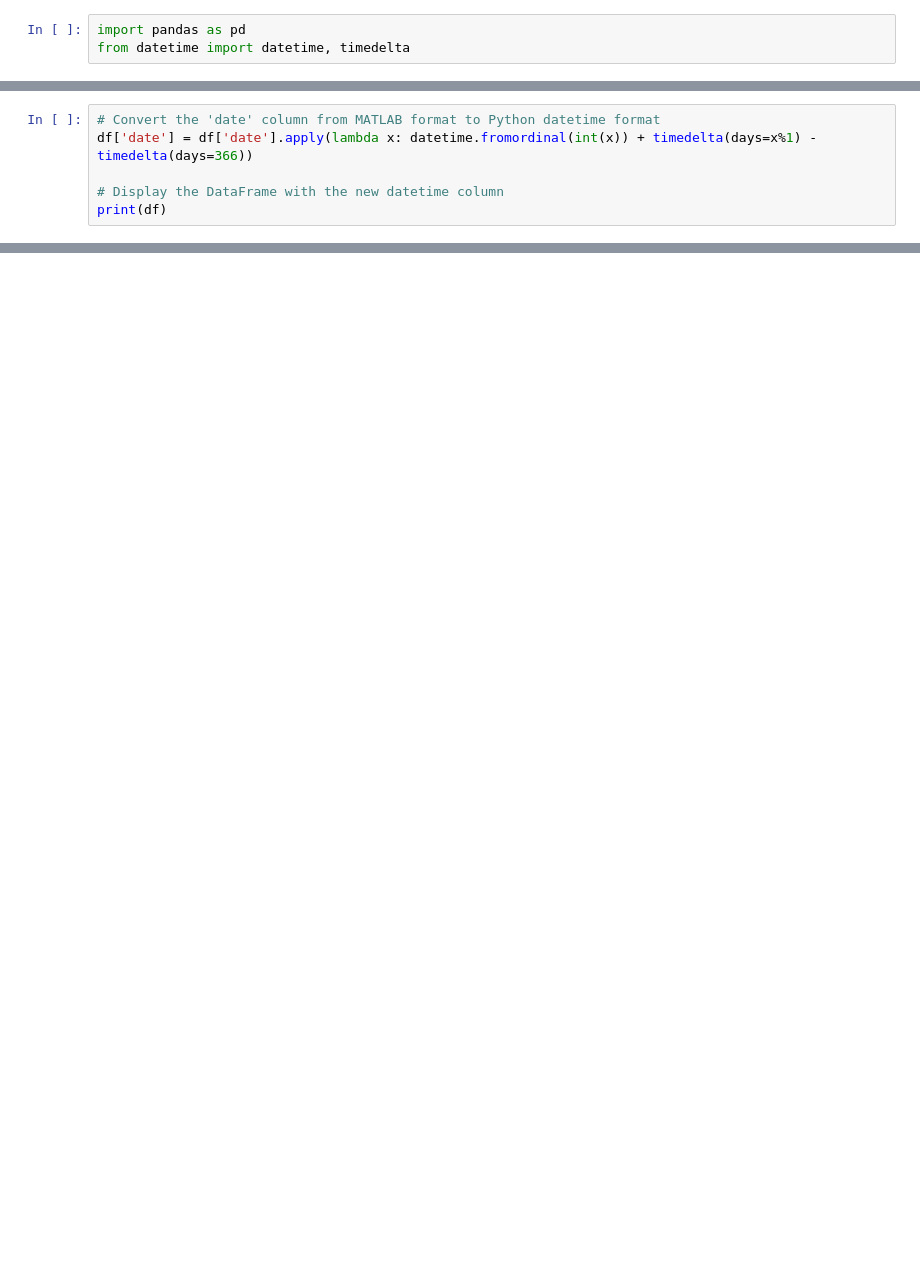
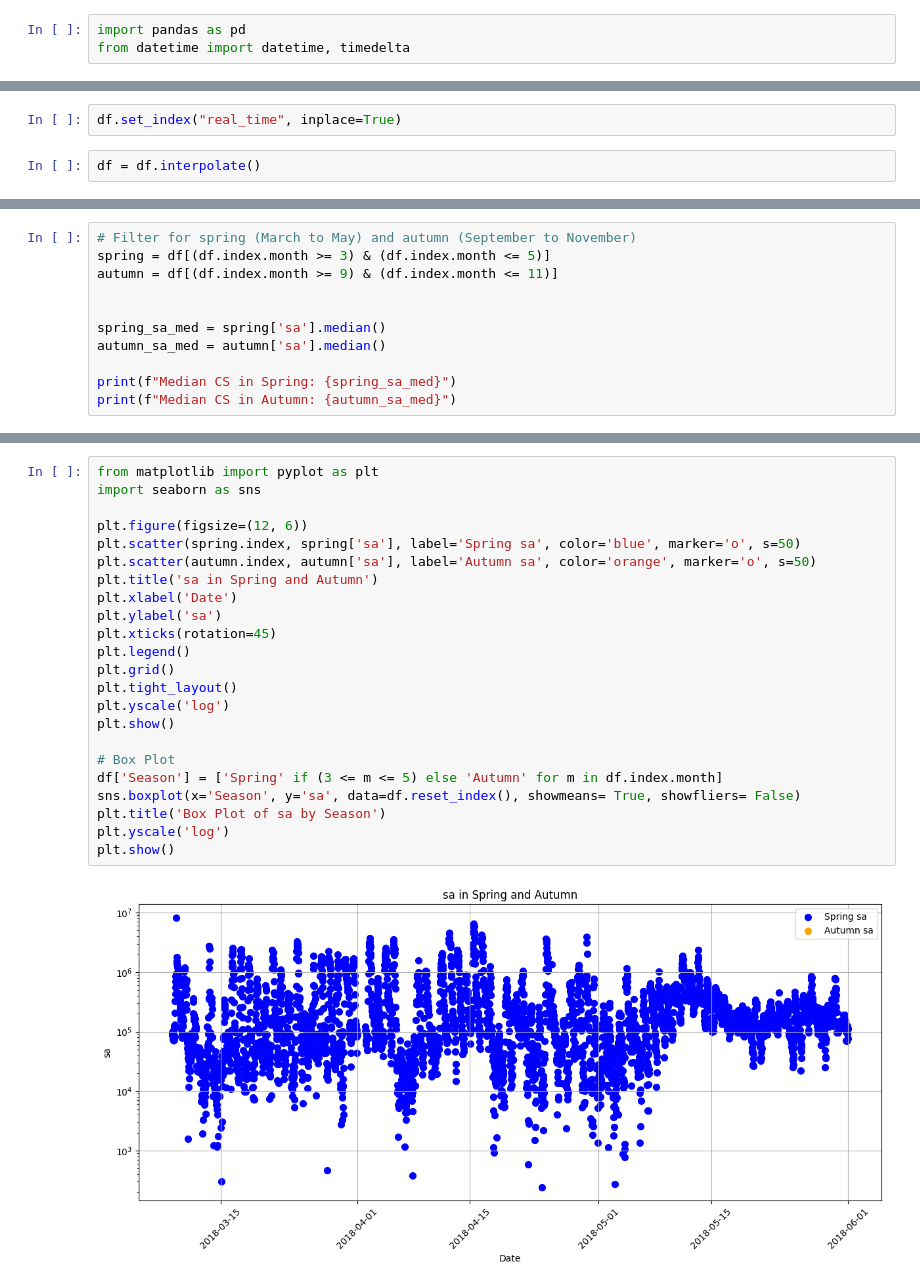
Before and after one commit to airdipu/advance_atm, a Jupyter notebook: data_analysis.ipynb, the cells around one changed output, grey strips where cells are left out. Saved outputs shown, nothing was run; the diff lists cells and outputs as text; blank space fills up the shorter version.

```diff
--- a/data_analysis.ipynb
+++ b/data_analysis.ipynb
@@ -72,6 +71,0 @@ ValueError: invalid literal for int() with base 10: '   7.3458200000000000e+05
-# %%
-# Convert the 'date' column from MATLAB format to Python datetime format
-df['date'] = df['date'].apply(lambda x: datetime.fromordinal(int(x)) + timedelta(days=x%1) - timedelta(days=366))
-
-# Display the DataFrame with the new datetime column
-print(df)
@@ -79,0 +72,4 @@ ValueError: invalid literal for int() with base 10: '   7.3458200000000000e+05
+# %%
+df.set_index("real_time", inplace=True)
+# %%
+df = df.interpolate()
@@ -79,0 +93,11 @@ ValueError: invalid literal for int() with base 10: '   7.3458200000000000e+05
+# %%
+# Filter for spring (March to May) and autumn (September to November)
+spring = df[(df.index.month >= 3) & (df.index.month <= 5)]
+autumn = df[(df.index.month >= 9) & (df.index.month <= 11)]
+
+
+spring_sa_med = spring['sa'].median()
+autumn_sa_med = autumn['sa'].median()
+
+print(f"Median CS in Spring: {spring_sa_med}")
+print(f"Median CS in Autumn: {autumn_sa_med}")
@@ -79,0 +129,25 @@ ValueError: invalid literal for int() with base 10: '   7.3458200000000000e+05
+# %%
+from matplotlib import pyplot as plt
+import seaborn as sns
+
+plt.figure(figsize=(12, 6))
+plt.scatter(spring.index, spring['sa'], label='Spring sa', color='blue', marker='o', s=50)
+plt.scatter(autumn.index, autumn['sa'], label='Autumn sa', color='orange', marker='o', s=50)
+plt.title('sa in Spring and Autumn')
+plt.xlabel('Date')
+plt.ylabel('sa')
+plt.xticks(rotation=45)
+plt.legend()
+plt.grid()
+plt.tight_layout()
+plt.yscale('log')
+plt.show()
+
+# Box Plot
+df['Season'] = ['Spring' if (3 <= m <= 5) else 'Autumn' for m in df.index.month]
+sns.boxplot(x='Season', y='sa', data=df.reset_index(), showmeans= True, showfliers= False)
+plt.title('Box Plot of sa by Season')
+plt.yscale('log')
+plt.show()
+# %% [output]
+[figure, added]
```
Also changed, not shown: parts of 28 cells of this notebook.
